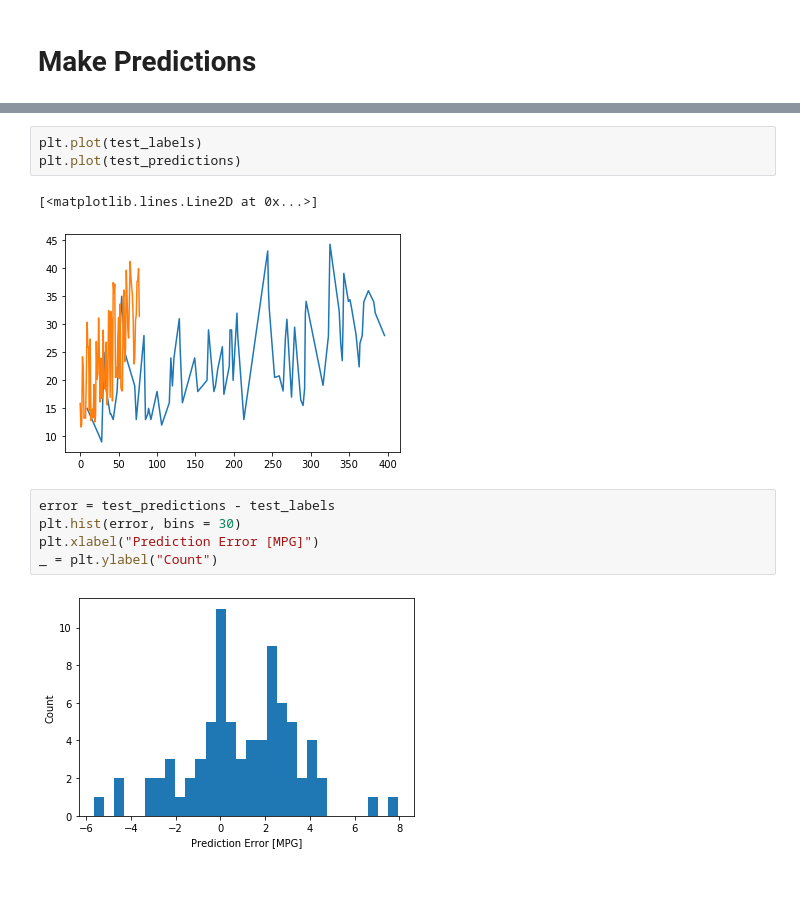
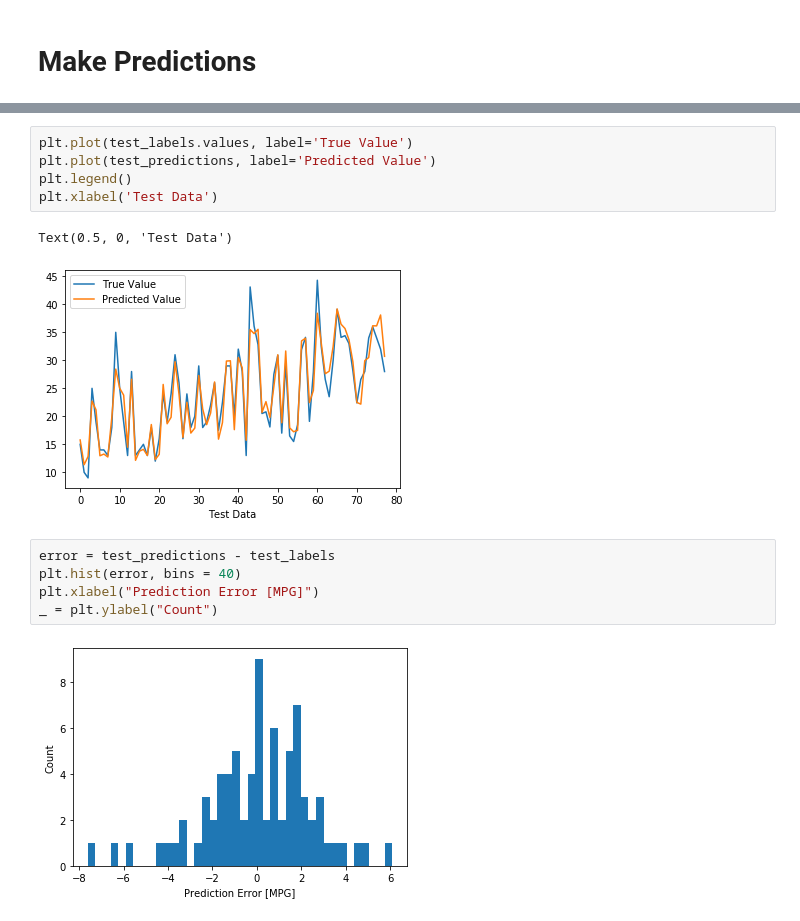
Before and after one commit to duttapratikcsc/ImageClassification, a Jupyter notebook: Regression_PredictFuelEfficiency/Auto_MPG.ipynb, the cells around one changed output, grey strips where cells are left out. Cells and saved outputs as stored; diff of their text form; blank space fills up the shorter version.

```diff
--- a/Regression_PredictFuelEfficiency/Auto_MPG.ipynb
+++ b/Regression_PredictFuelEfficiency/Auto_MPG.ipynb
@@ -314,13 +314,15 @@ _ = plt.plot([-100, 100], [-100, 100])
 # %%
-plt.plot(test_labels)
-plt.plot(test_predictions)
+plt.plot(test_labels.values, label='True Value')
+plt.plot(test_predictions, label='Predicted Value')
+plt.legend()
+plt.xlabel('Test Data')
 # %% [output]
-[<matplotlib.lines.Line2D at 0x...>]
+Text(0.5, 0, 'Test Data')
-[figure, old version]
+[figure, new version]
 # %%
 error = test_predictions - test_labels
-plt.hist(error, bins = 30)
+plt.hist(error, bins = 40)
 plt.xlabel("Prediction Error [MPG]")
 _ = plt.ylabel("Count")
 # %% [output]
-[figure, old version]
+[figure, new version]
```
Also changed, not shown: parts of 8 cells of this notebook.
